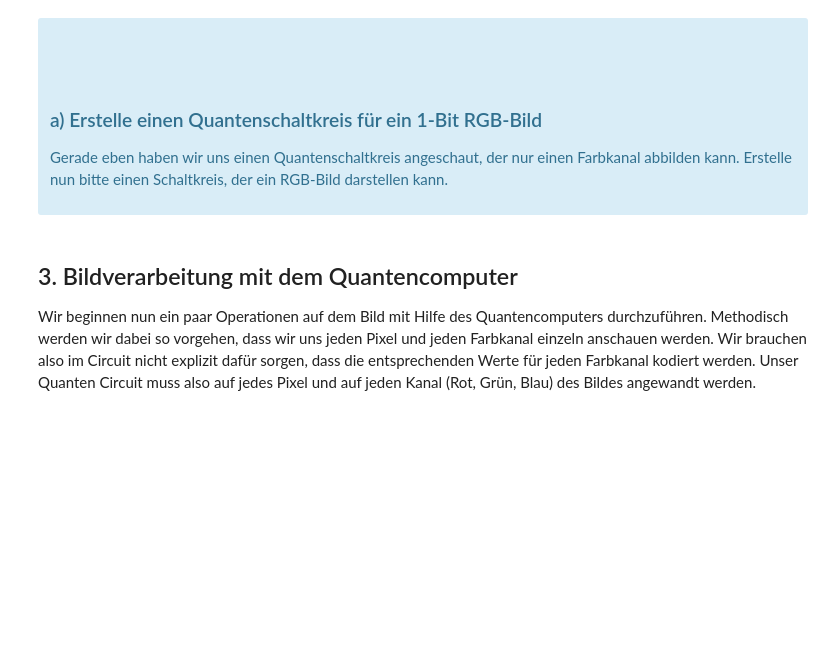
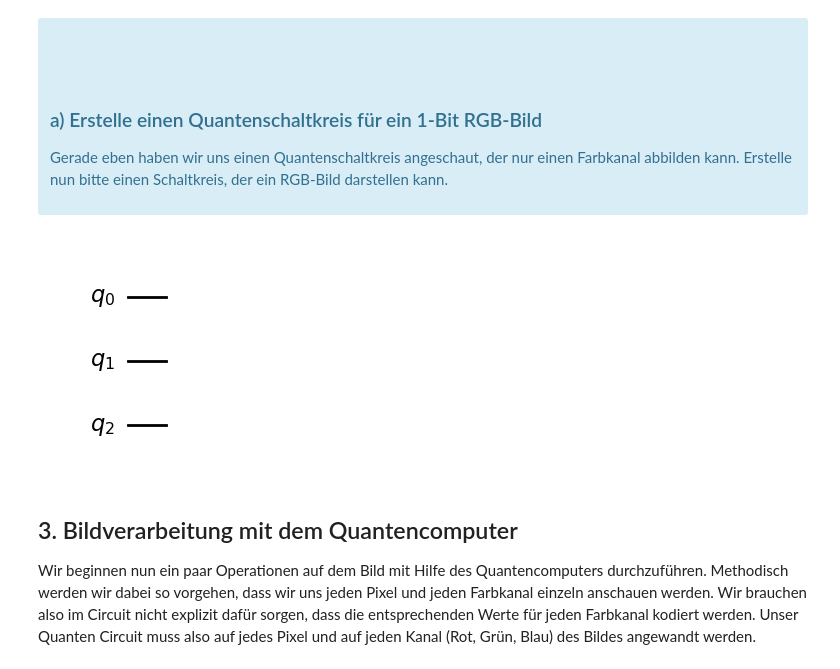
Before and after one commit to eileen-kuehn/intro_qc4images, a Jupyter notebook: worksheets/QolorQoding.ipynb, the cells around one changed output. Cells and saved outputs as stored; diff of their text form; code cells hidden in the pictures; blank space fills up the shorter version.

```diff
--- a/worksheets/QolorQoding.ipynb
+++ b/worksheets/QolorQoding.ipynb
@@ -79,10 +93,12 @@ Das Ergebnis sagt aus, dass der Zustand `1` in 100% der Fälle gemessen wurde.
 # %%
 # Erstelle zunächst deinen Circuit mit der entsprechenden Anzahl Qubits
 # Die Anzahl der Qubits ist abhängig von den Bits und den Farbkanälen
-quantum_circuit_2a = None
+quantum_circuit_2a = QuantumCircuit(3)
 
 # Lasse dir deinen Circuit zur Kontrolle anzeigen
 quantum_circuit_2a.draw(output="mpl")
+# %% [output]
+[figure, added]
 # %% [markdown]
 ## 3. Bildverarbeitung mit dem Quantencomputer
 
```
Also changed, not shown: parts of 19 cells of this notebook, 4 other files.
